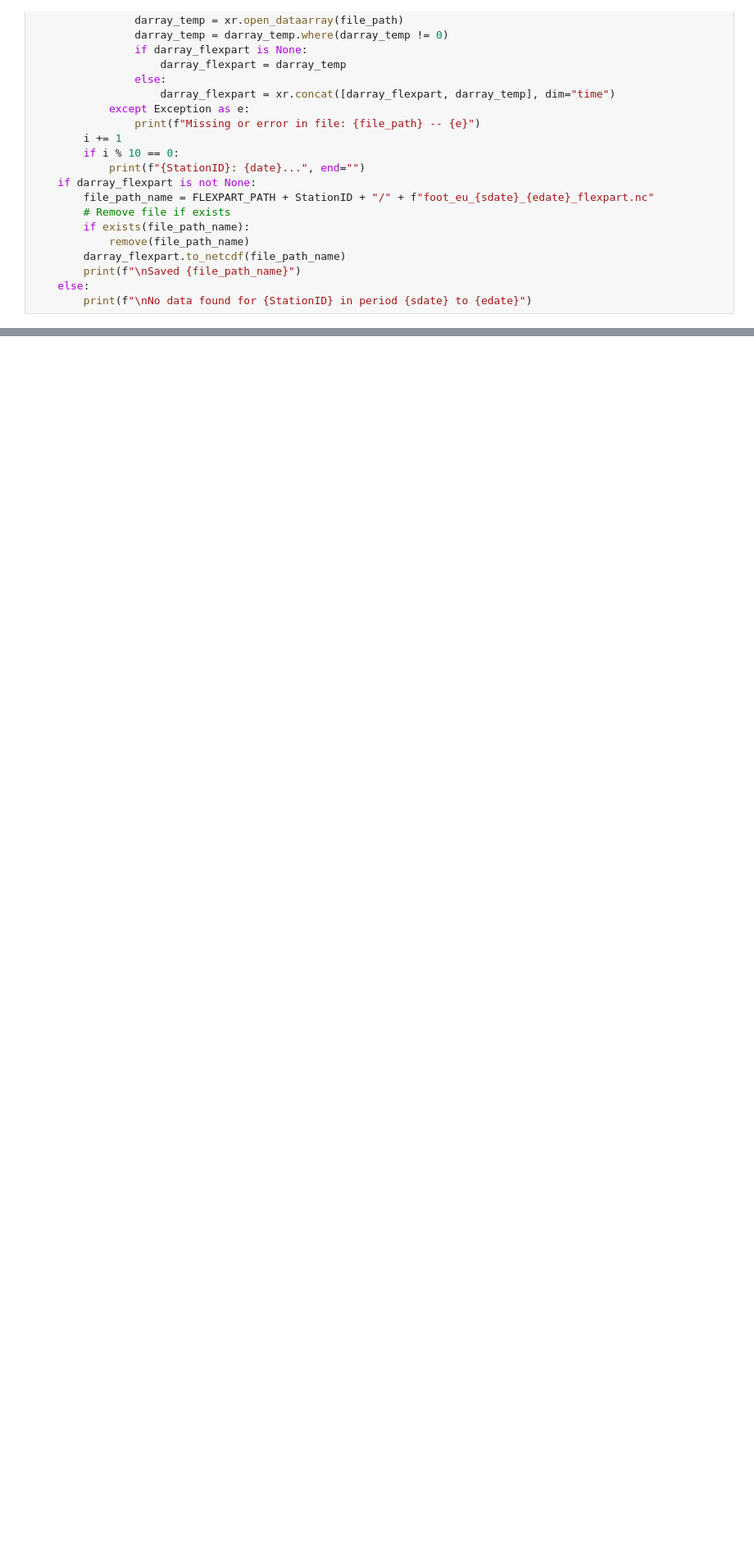
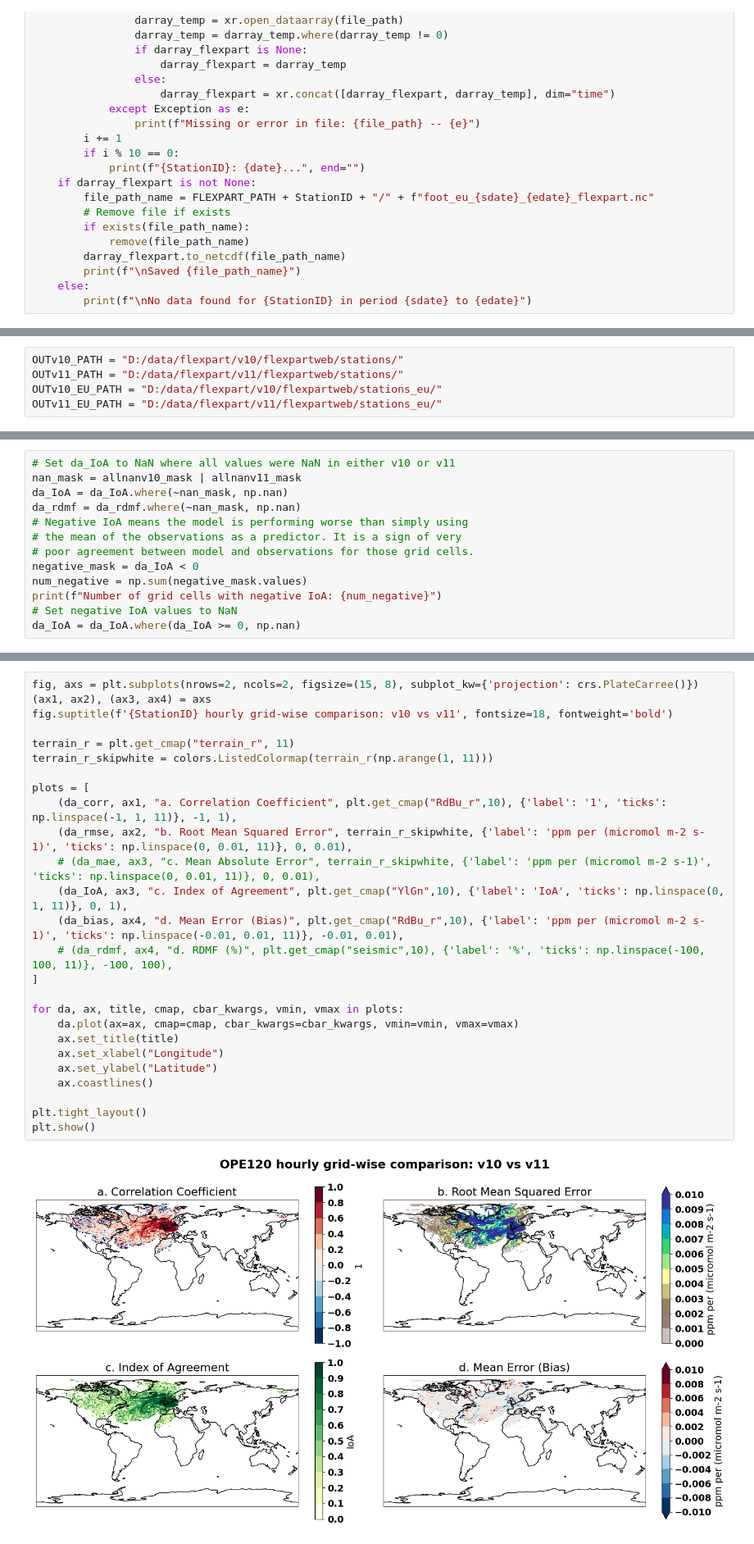
Before and after one commit to ZWsourcecode/radiocarbon, a Jupyter notebook: compare_footprint.ipynb, the cells around one changed output, grey strips where cells are left out. Shown: that part at 82% size. Saved outputs shown, nothing was run; the diff lists cells and outputs as text; blank space fills up the shorter version.

Commit message:
update footprint comparison and merge delta 14C

```diff
--- a/compare_footprint.ipynb
+++ b/compare_footprint.ipynb
@@ -622,0 +756,5 @@ for StationID in lst_Station:
+# %%
+OUTv10_PATH = "D:/data/flexpart/v10/flexpartweb/stations/"
+OUTv11_PATH = "D:/data/flexpart/v11/flexpartweb/stations/"
+OUTv10_EU_PATH = "D:/data/flexpart/v10/flexpartweb/stations_eu/"
+OUTv11_EU_PATH = "D:/data/flexpart/v11/flexpartweb/stations_eu/"
@@ -622,0 +902,13 @@ for StationID in lst_Station:
+# %%
+# Set da_IoA to NaN where all values were NaN in either v10 or v11
+nan_mask = allnanv10_mask | allnanv11_mask
+da_IoA = da_IoA.where(~nan_mask, np.nan)
+da_rdmf = da_rdmf.where(~nan_mask, np.nan)
+# Negative IoA means the model is performing worse than simply using
+# the mean of the observations as a predictor. It is a sign of very
+# poor agreement between model and observations for those grid cells.
+negative_mask = da_IoA < 0
+num_negative = np.sum(negative_mask.values)
+print(f"Number of grid cells with negative IoA: {num_negative}")
+# Set negative IoA values to NaN
+da_IoA = da_IoA.where(da_IoA >= 0, np.nan)
@@ -622,0 +1010,28 @@ for StationID in lst_Station:
+# %%
+fig, axs = plt.subplots(nrows=2, ncols=2, figsize=(15, 8), subplot_kw={'projection': crs.PlateCarree()})
+(ax1, ax2), (ax3, ax4) = axs
+fig.suptitle(f'{StationID} hourly grid-wise comparison: v10 vs v11', fontsize=18, fontweight='bold')
+
+terrain_r = plt.get_cmap("terrain_r", 11)
+terrain_r_skipwhite = colors.ListedColormap(terrain_r(np.arange(1, 11)))
+
+plots = [
+    (da_corr, ax1, "a. Correlation Coefficient", plt.get_cmap("RdBu_r",10), {'label': '1', 'ticks': np.linspace(-1, 1, 11)}, -1, 1),
+    (da_rmse, ax2, "b. Root Mean Squared Error", terrain_r_skipwhite, {'label': 'ppm per (micromol m-2 s-1)', 'ticks': np.linspace(0, 0.01, 11)}, 0, 0.01),
+    # (da_mae, ax3, "c. Mean Absolute Error", terrain_r_skipwhite, {'label': 'ppm per (micromol m-2 s-1)', 'ticks': np.linspace(0, 0.01, 11)}, 0, 0.01),
+    (da_IoA, ax3, "c. Index of Agreement", plt.get_cmap("YlGn",10), {'label': 'IoA', 'ticks': np.linspace(0, 1, 11)}, 0, 1),
+    (da_bias, ax4, "d. Mean Error (Bias)", plt.get_cmap("RdBu_r",10), {'label': 'ppm per (micromol m-2 s-1)', 'ticks': np.linspace(-0.01, 0.01, 11)}, -0.01, 0.01),
+    # (da_rdmf, ax4, "d. RDMF (%)", plt.get_cmap("seismic",10), {'label': '%', 'ticks': np.linspace(-100, 100, 11)}, -100, 100),
+]
+
+for da, ax, title, cmap, cbar_kwargs, vmin, vmax in plots:
+    da.plot(ax=ax, cmap=cmap, cbar_kwargs=cbar_kwargs, vmin=vmin, vmax=vmax)
+    ax.set_title(title)
+    ax.set_xlabel("Longitude")
+    ax.set_ylabel("Latitude")
+    ax.coastlines()
+
+plt.tight_layout()
+plt.show()
+# %% [output]
+[figure, added]
```
Also changed, not shown: parts of 22 cells of this notebook, 13 other files.
